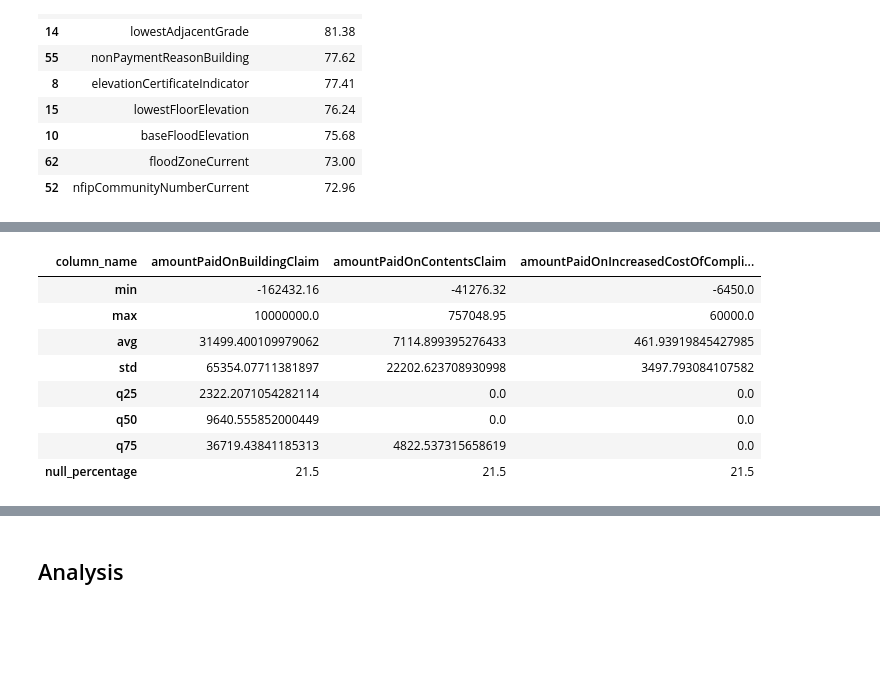
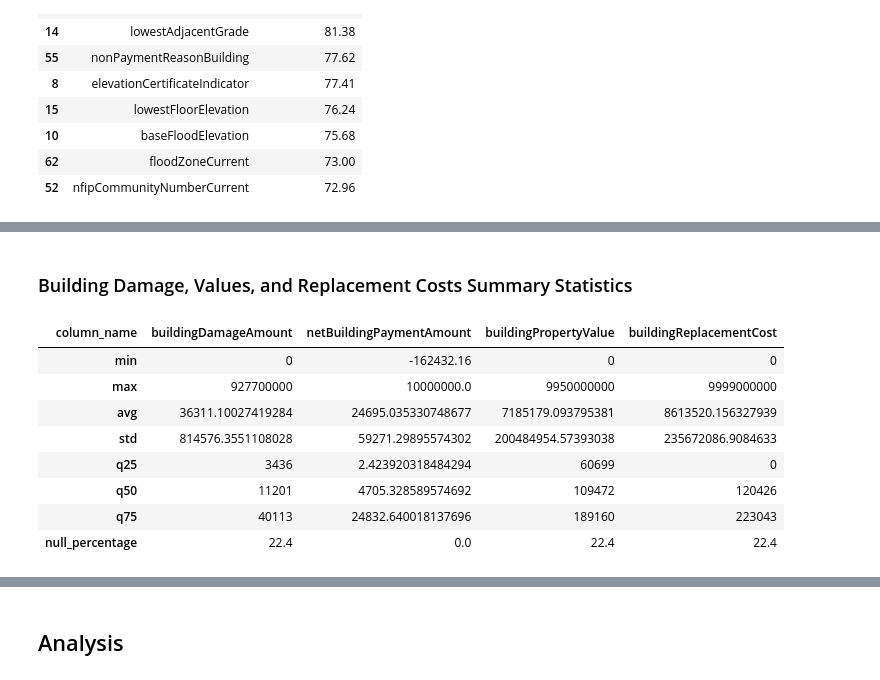
Before and after one commit to mebauer/duckdb-fema-nfip, a Jupyter notebook: analysis.ipynb, the cells around one changed output, grey strips where cells are left out. Cells and saved outputs as stored; diff of their text form; code cells hidden in the pictures; blank space fills up the shorter version.

```diff
--- a/analysis.ipynb
+++ b/analysis.ipynb
@@ -247,28 +291,33 @@ summarize_df.iloc[50:, :]
+# %% [markdown]
+### Building Damage, Values, and Replacement Costs Summary Statistics
 # %%
-# examine summary statisitics on amount paid columns
+# examine summary statisitics on building damage amounts, property values and replacement costs columns
 col_names = [
-    'amountPaidOnBuildingClaim',
-    'amountPaidOnContentsClaim',
-    'amountPaidOnIncreasedCostOfComplianceClaim'
+    'buildingDamageAmount',
+    'netBuildingPaymentAmount',
+    'buildingPropertyValue',
+    'buildingReplacementCost'
+
 ]
 
 cols = [
     'column_name', 'min', 'max', 'avg', 'std',
     'q25', 'q50', 'q75', 'null_percentage'
 ]
 
 (summarize_df
  .loc[summarize_df['column_name'].isin(col_names), cols]
  .set_index('column_name')
+ .reindex(col_names)
  .T
 )
 # %% [output]
-| column_name | amountPaidOnBuildingClaim | amountPaidOnContentsClaim | amountPaidOnIncreasedCostOfCompli... |
-| min | -162432.16 | -41276.32 | -6450.0 |
-| max | 10000000.0 | 757048.95 | 60000.0 |
-| avg | 31499.400109979062 | 7114.899395276433 | 461.93919845427985 |
-| std | 65354.07711381897 | 22202.623708930998 | 3497.793084107582 |
-| q25 | 2322.2071054282114 | 0.0 | 0.0 |
-| q50 | 9640.555852000449 | 0.0 | 0.0 |
-| q75 | 36719.43841185313 | 4822.537315658619 | 0.0 |
-| null_percentage | 21.5 | 21.5 | 21.5 |
+| column_name | buildingDamageAmount | netBuildingPaymentAmount | buildingPropertyValue | buildingReplacementCost |
+| min | 0 | -162432.16 | 0 | 0 |
+| max | 927700000 | 10000000.0 | 9950000000 | 9999000000 |
+| avg | 36311.10027419284 | 24695.035330748677 | 7185179.093795381 | 8613520.156327939 |
+| std | 814576.3551108028 | 59271.29895574302 | 200484954.57393038 | 235672086.9084633 |
+| q25 | 3436 | 2.423920318484294 | 60699 | 0 |
+| q50 | 11201 | 4705.328589574692 | 109472 | 120426 |
+| q75 | 40113 | 24832.640018137696 | 189160 | 223043 |
+| null_percentage | 22.4 | 0.0 | 22.4 | 22.4 |
```
Also changed, not shown: parts of 36 cells of this notebook.
